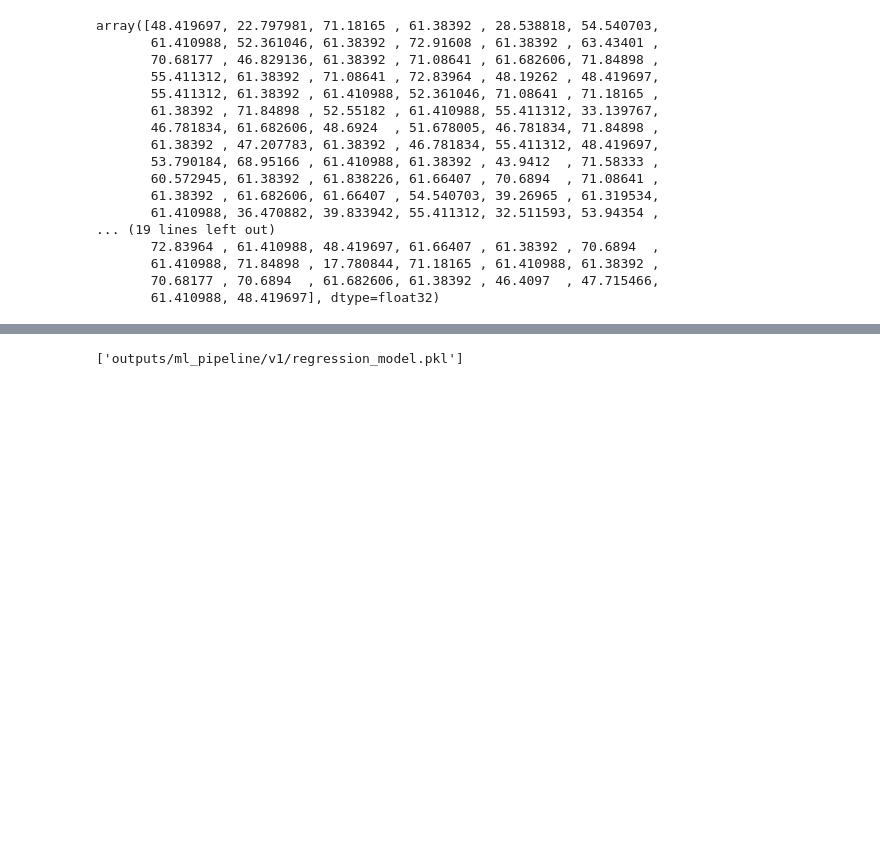
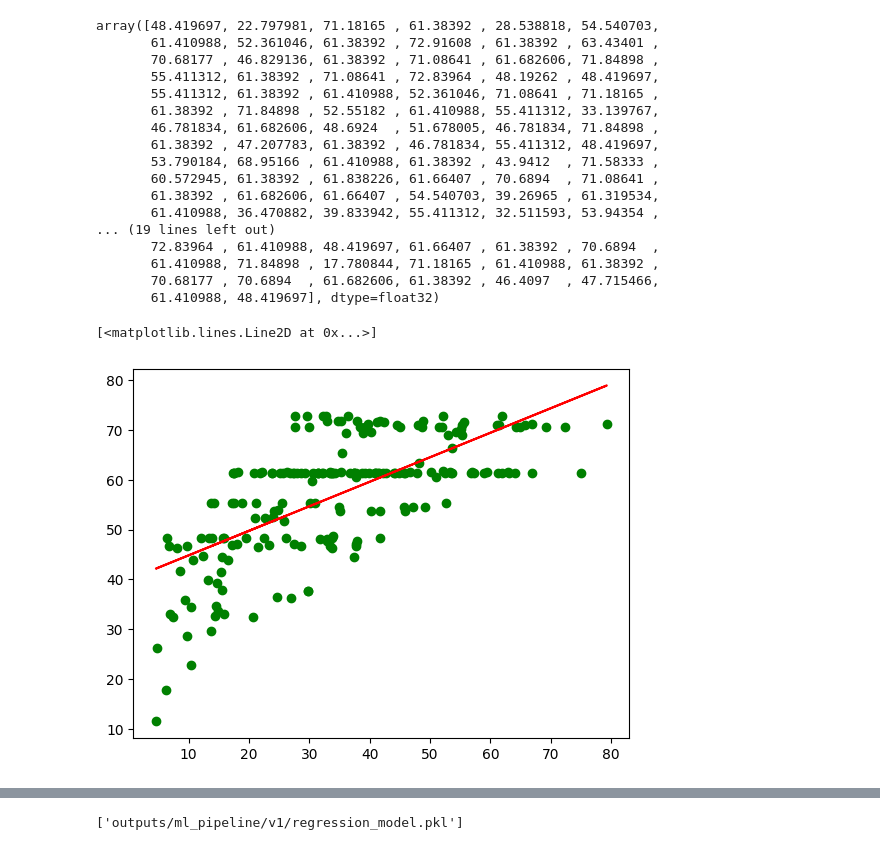
Before and after one commit to Dante-Cadiz/concrete-strength, a Jupyter notebook: jupyter_notebooks/ModellingAndEvaluation.ipynb, the cells around one changed output, grey strips where cells are left out. Drawn from its saved outputs; the diff is of its cells as text; code cells hidden in the pictures; blank space fills up the shorter version.

Commit message:
Plot predicted vs actual test values

```diff
--- a/jupyter_notebooks/ModellingAndEvaluation.ipynb
+++ b/jupyter_notebooks/ModellingAndEvaluation.ipynb
@@ -318,6 +320,15 @@ array([48.419697, 22.797981, 71.18165 , 61.38392 , 28.538818, 54.540703,
        61.410988, 71.84898 , 17.780844, 71.18165 , 61.410988, 61.38392 ,
        70.68177 , 70.6894  , 61.682606, 61.38392 , 46.4097  , 47.715466,
        61.410988, 48.419697], dtype=float32)
+# %%
+import matplotlib.pyplot as plt
+import seaborn as sns
+plt.plot(test_target, pipeline_xgbr.predict(test_features), 'o', color='green')
+m, b = np.polyfit(test_target, pipeline_xgbr.predict(test_features), 1)
+plt.plot(test_target, m*test_target+b, color='red')
+# %% [output]
+[<matplotlib.lines.Line2D at 0x...>]
+[figure, added]
 # %%
 import joblib
 import os
```
Also changed, not shown: parts of 8 cells of this notebook.
